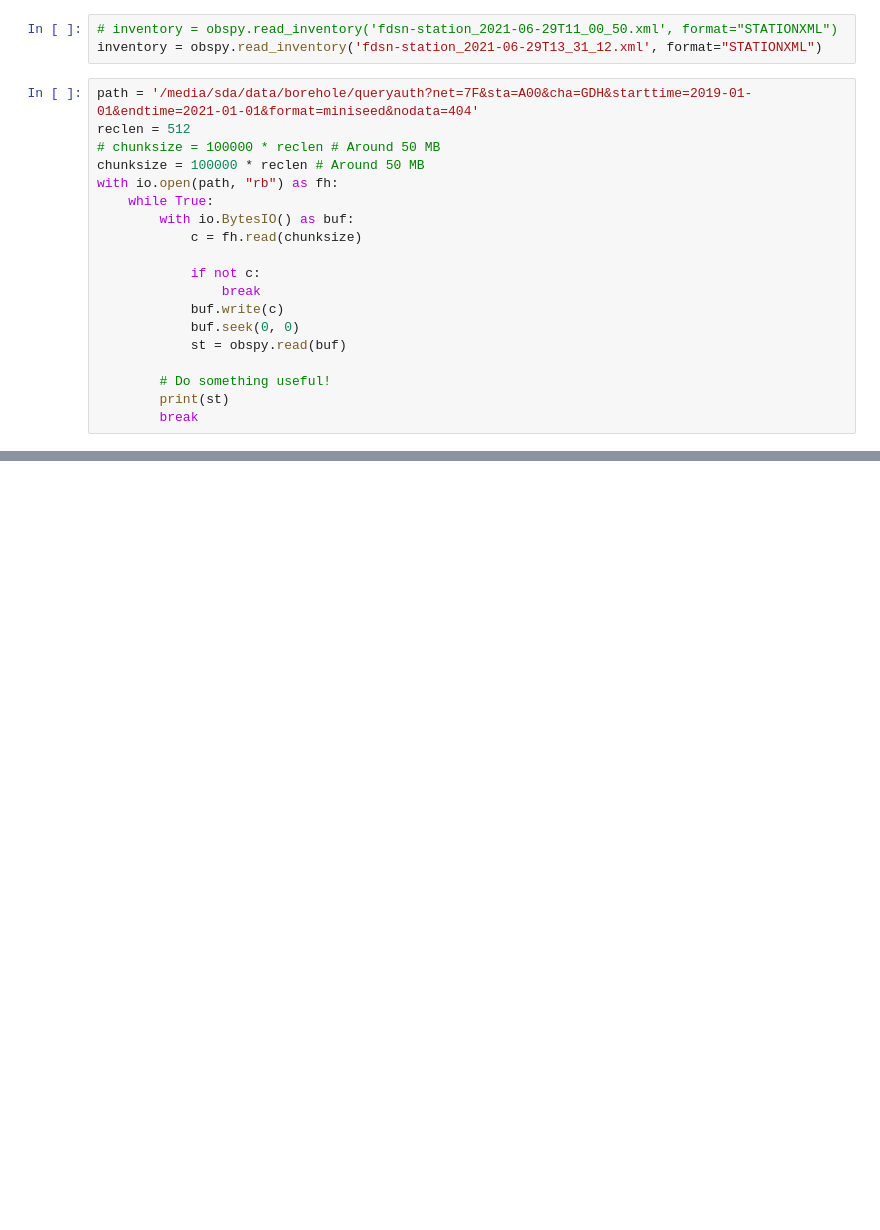
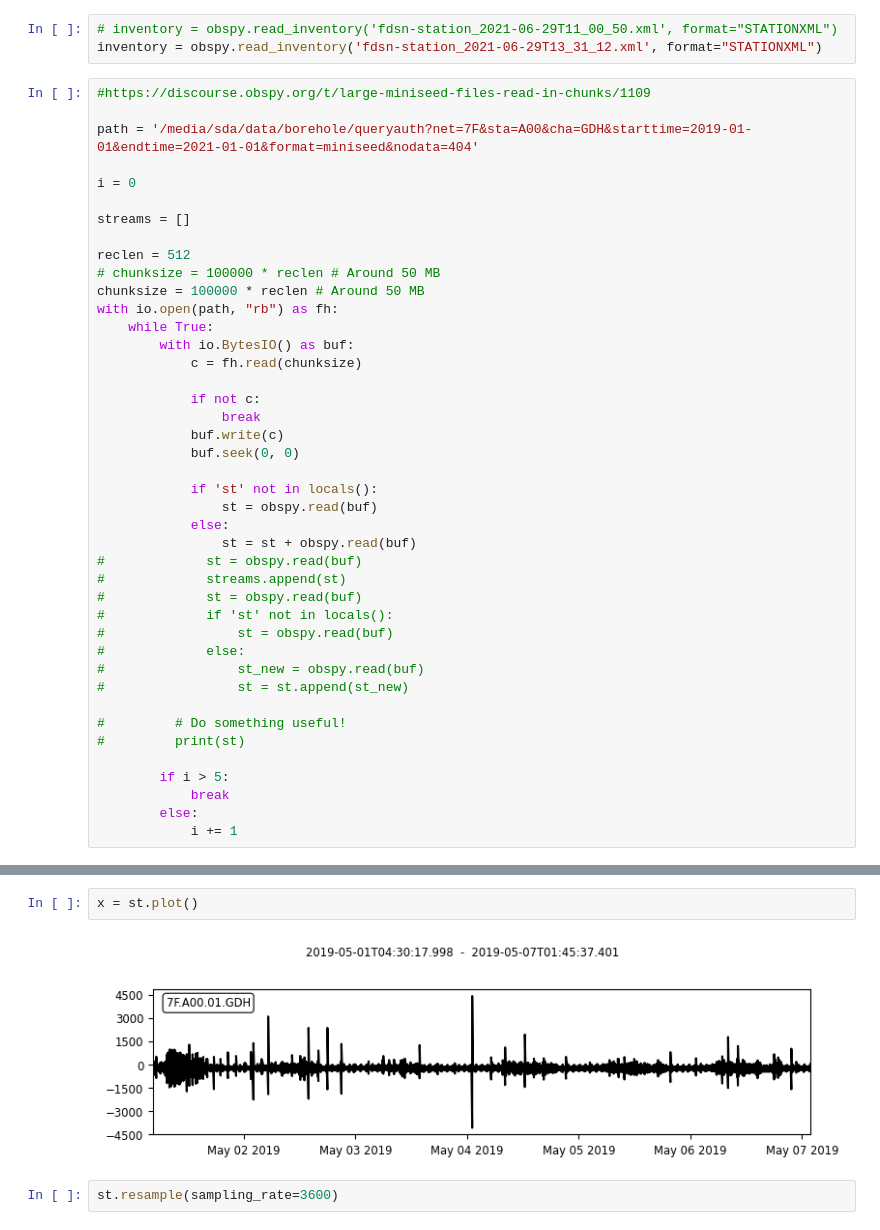
Before and after one commit to SerpRateAI/boreholeAcoustics, a Jupyter notebook: hydrophone exploration.ipynb, the cells around one changed output, grey strips where cells are left out. Saved outputs shown, nothing was run; the diff lists cells and outputs as text; blank space fills up the shorter version.

```diff
--- a/hydrophone exploration.ipynb
+++ b/hydrophone exploration.ipynb
@@ -8,7 +9,14 @@ import io
 # inventory = obspy.read_inventory('fdsn-station_2021-06-29T11_00_50.xml', format="STATIONXML")
 inventory = obspy.read_inventory('fdsn-station_2021-06-29T13_31_12.xml', format="STATIONXML")
 # %%
+#https://discourse.obspy.org/t/large-miniseed-files-read-in-chunks/1109
+
 path = '/media/sda/data/borehole/queryauth?net=7F&sta=A00&cha=GDH&starttime=2019-01-01&endtime=2021-01-01&format=miniseed&nodata=404'
+
+i = 0
+
+streams = []
+
 reclen = 512
 # chunksize = 100000 * reclen # Around 50 MB
 chunksize = 100000 * reclen # Around 50 MB
@@ -21,8 +29,24 @@ with io.open(path, "rb") as fh:
                 break
             buf.write(c)
             buf.seek(0, 0)
-            st = obspy.read(buf)
 
-        # Do something useful!
-        print(st)
-        break
+            if 'st' not in locals():
+                st = obspy.read(buf)
+            else:
+                st = st + obspy.read(buf)
+#             st = obspy.read(buf)
+#             streams.append(st)
+#             st = obspy.read(buf)
+#             if 'st' not in locals():
+#                 st = obspy.read(buf)
+#             else:
+#                 st_new = obspy.read(buf)
+#                 st = st.append(st_new)
+
+#         # Do something useful!
+#         print(st)
+
+        if i > 5:
+            break
+        else:
+            i += 1
@@ -31,0 +63,6 @@ with io.open(path, "rb") as fh:
+# %%
+x = st.plot()
+# %% [output]
+[figure, added]
+# %%
+st.resample(sampling_rate=3600)
```
Also changed, not shown: parts of 18 cells of this notebook.
